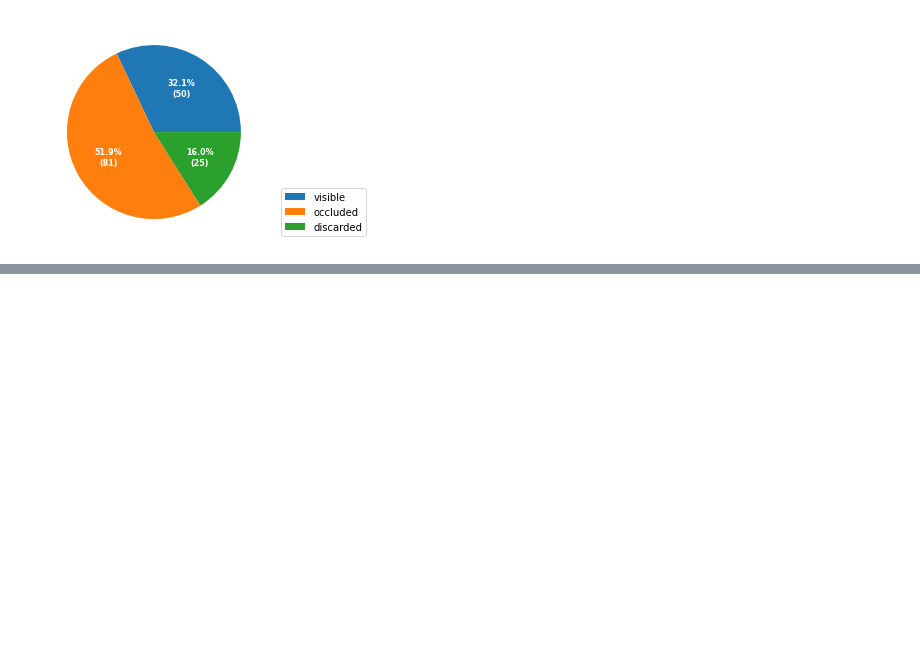
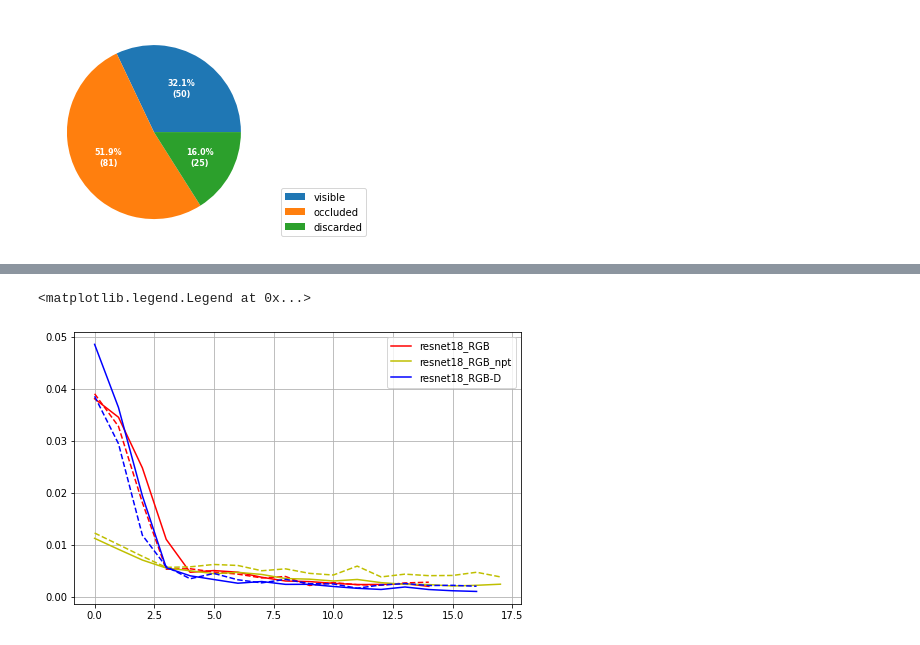
Before and after one commit to ponderbb/GALIROOT, a Jupyter notebook: src/sandbox.ipynb, the cells around one changed output, grey strips where cells are left out. Cells and saved outputs as stored; diff of their text form; code cells hidden in the pictures; blank space fills up the shorter version.

```diff
--- a/src/sandbox.ipynb
+++ b/src/sandbox.ipynb
@@ -248,0 +257,12 @@ Estimated Total Size (MB): 250.97
+# %%
+from models import models_list
+
+
+boxplot_name_list =[]
+boxplot_list = []
+loss_list = []
+plot_colors = ['r','y','b']
+# configs_list = ['selfnet_1_2','selfnet_ch4_1','resnet18_4','resnet18_ch4_1_4']
+# configs_name_list = [ 'selfnet_RGB','selfnet_RGB-D', 'resnet18_RGB', 'resnet18_RGB-D']
+configs_list = ['resnet18_4_4', 'resnet18_4_3_np', 'resnet18_ch4_1_4']
+configs_name_list = ['resnet18_RGB','resnet18_RGB_npt', 'resnet18_RGB-D']
@@ -248,0 +329,23 @@ Estimated Total Size (MB): 250.97
+# %%
+plt.figure(figsize=(8,5))
+# plt.title("all losses etc")
+plt.grid()
+
+for name, config_name, color in zip(configs_name_list, configs_list, plot_colors):
+
+    config = utils.open_config(f'/zhome/3b/d/154066/repos/GALIROOT/config/{config_name}.json')
+    folders, processing, training = utils.first_layer_keys(config)
+
+    loss_dictionary = utils.open_config(folders['out_folder']+f"loss_{training['checkpoint_name']}.json")
+
+    average_fold = loss_dictionary['average']
+    average_fold_train = loss_dictionary['all_losses']['fold{}'.format(average_fold)]['train_loss']
+    average_fold_valid = loss_dictionary['all_losses']['fold{}'.format(average_fold)]['valid_loss']
+
+    plt.plot(range(len(average_fold_train)), average_fold_train, c = color, label=f"{name}")
+    plt.plot(range(len(average_fold_valid)), average_fold_valid, '--', c = color)
+
+plt.legend()
+# %% [output]
+<matplotlib.legend.Legend at 0x...>
+[figure, added]
```
Also changed, not shown: parts of 5 cells of this notebook, 7 other files.
